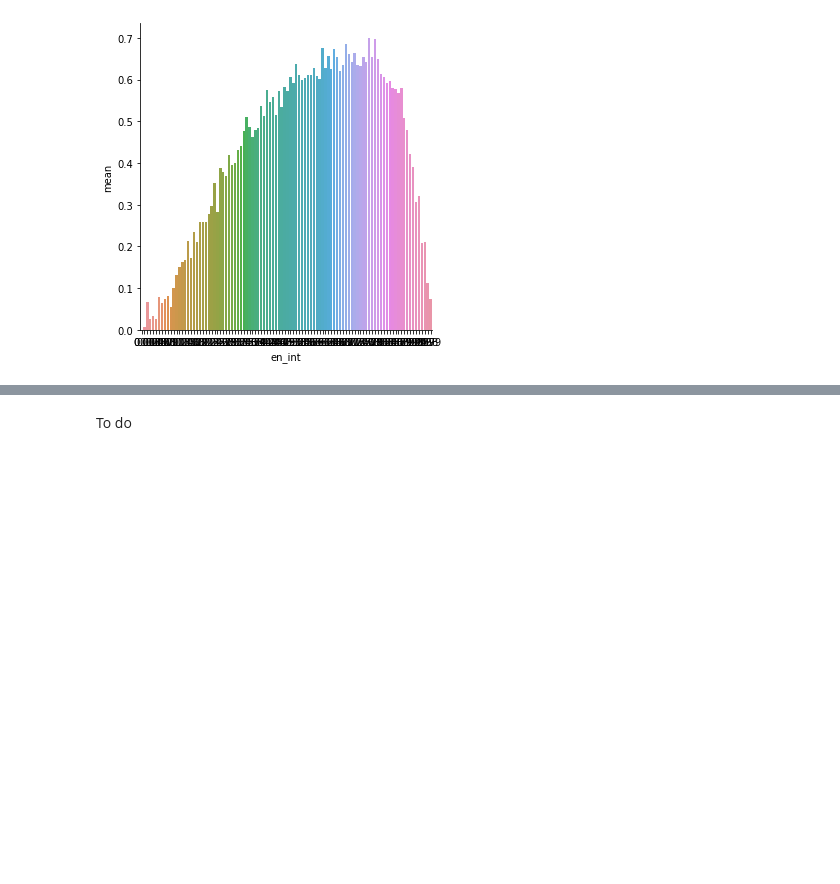
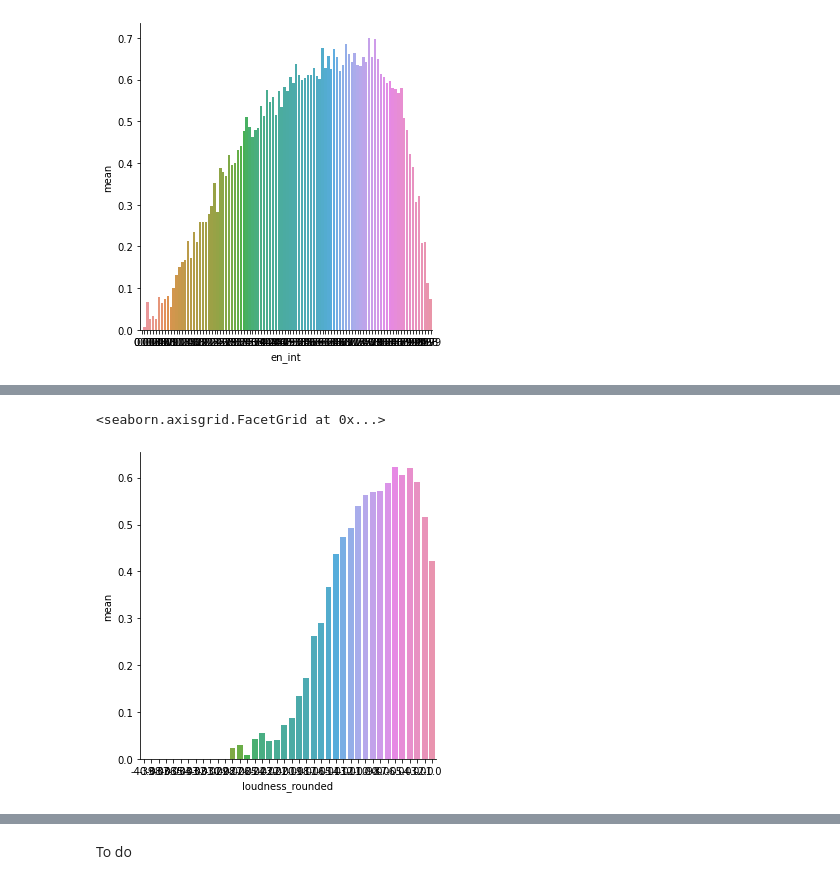
Before and after one commit to josephcscarpa/CS216GP, a Jupyter notebook: project.ipynb, the cells around one changed output, grey strips where cells are left out. Drawn from its saved outputs; the diff is of its cells as text; code cells hidden in the pictures; blank space fills up the shorter version.

```diff
--- a/project.ipynb
+++ b/project.ipynb
@@ -216,0 +258,7 @@ target_prop_by_energy
+# %%
+#Target proportion vs dancibility
+target_prop_by_loudness = data.groupby("loudness_rounded")['target'].agg(["mean", "count"]).reset_index().dropna()
+target_prop_by_loudness = target_prop_by_loudness.loc[target_prop_by_loudness['count'] > 10]
+
+
+target_prop_by_loudness
@@ -232,0 +349,6 @@ sns.catplot(x = "en_int", y = "mean", kind = "bar", data = target_prop_by_energy
+# %%
+# Energy vs hits
+sns.catplot(x = "loudness_rounded", y = "mean", kind = "bar", data = target_prop_by_loudness)
+# %% [output]
+<seaborn.axisgrid.FacetGrid at 0x...>
+[figure, added]
```
Also changed, not shown: parts of 13 cells of this notebook.
